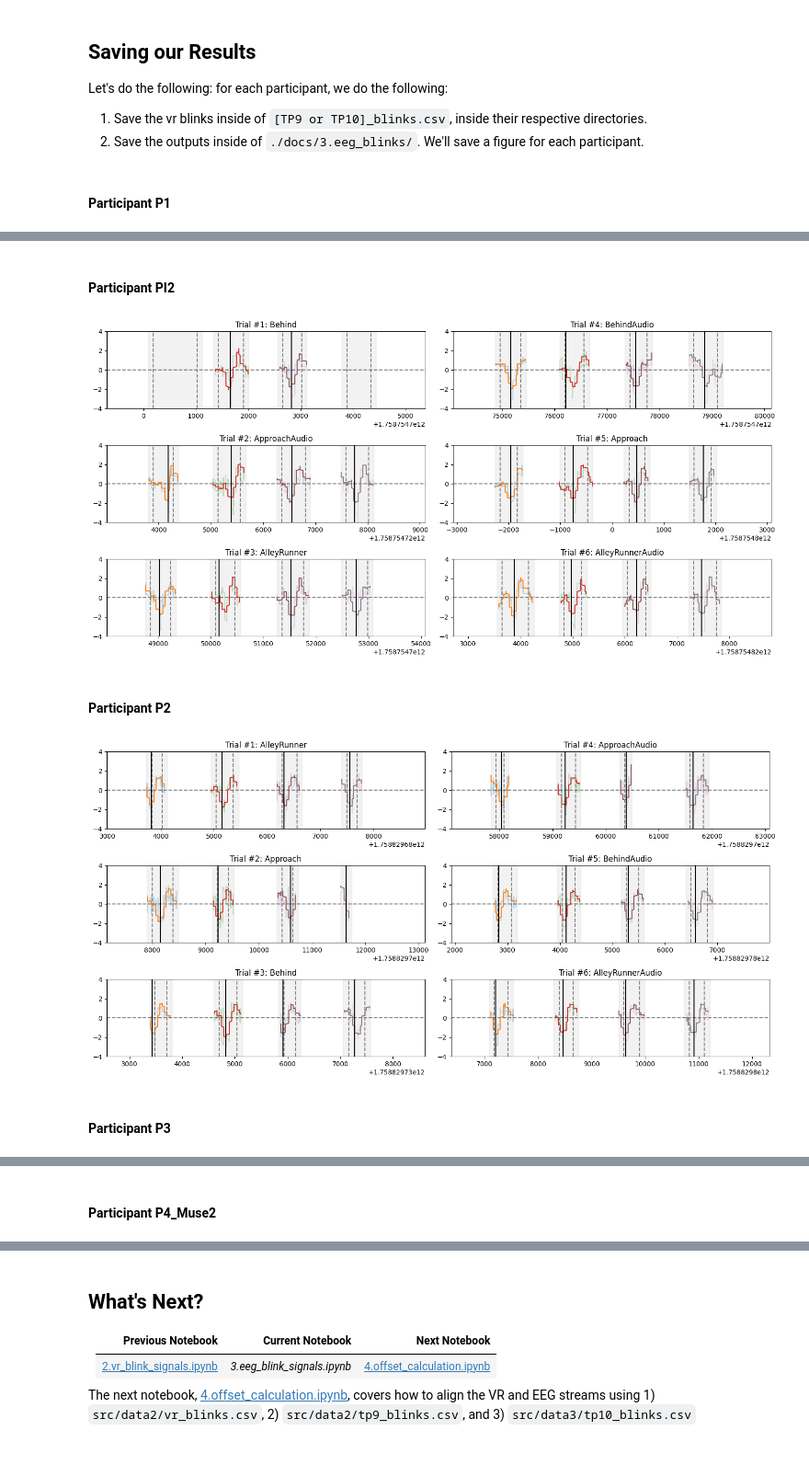
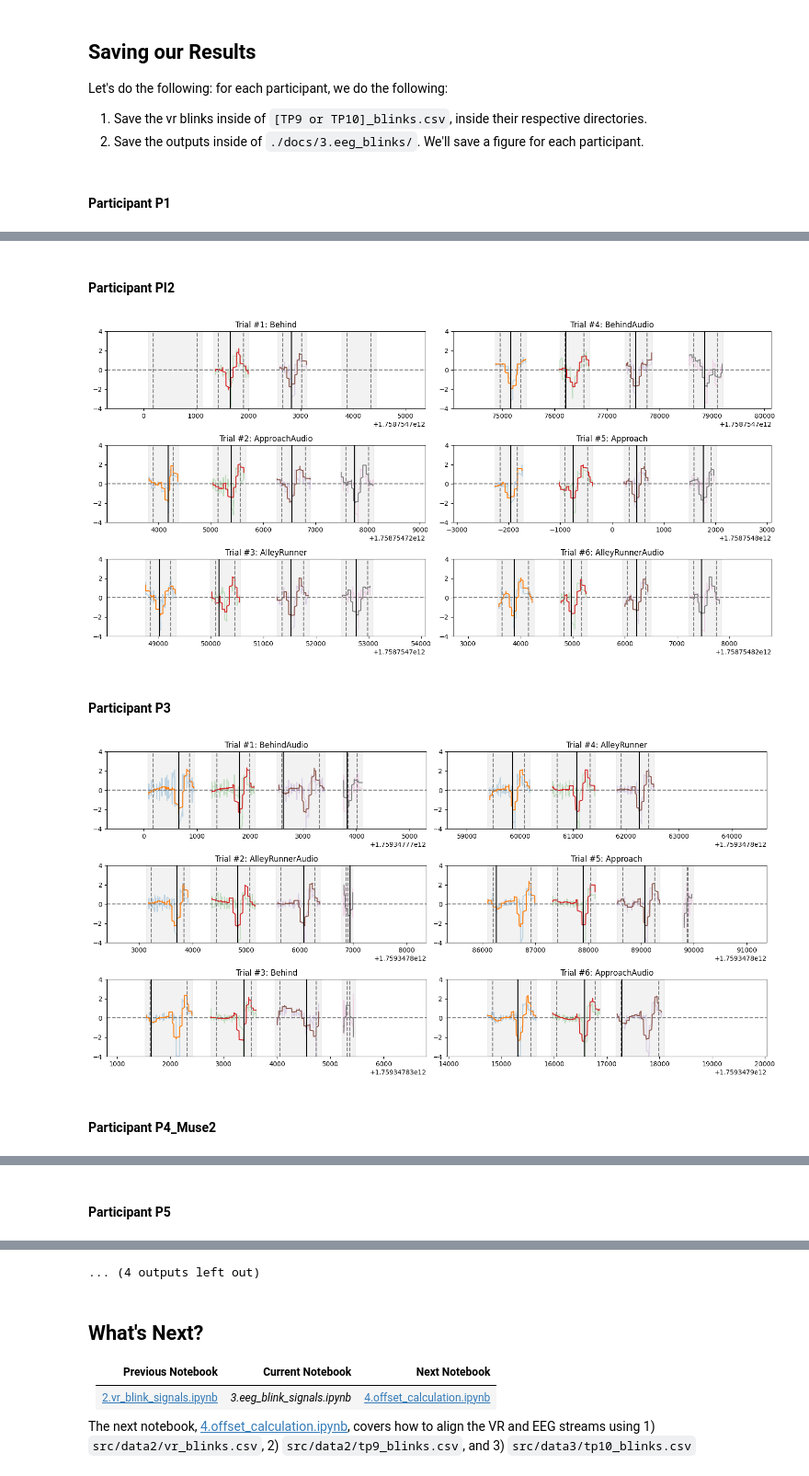
Before and after one commit to SimpleDevs-Research/eeg_blink_calibration, a Jupyter notebook: src/3.eeg_blink_signals.ipynb, the cells around one changed output, grey strips where cells are left out. Shown at 92% size. Saved outputs shown, nothing was run; the diff lists cells and outputs as text; code cells hidden in the pictures.

```diff
--- a/src/3.eeg_blink_signals.ipynb
+++ b/src/3.eeg_blink_signals.ipynb
@@ -634,10 +634,12 @@ _DATA_DIR = './data2'
 _ACTIVE_PARTICIPANTS = [
     'P1',
     'PI2',
-    'P2',
     'P3',
     'P4_Muse2',
-    'P5'
+    'P5',
+    'P6',
+    'P7',
+    'P9'
 ]
 
 # Create the output directory for all figures
@@ -699,33 +701,33 @@ for p in _ACTIVE_PARTICIPANTS:
             x = _eeg['unix_ms'].to_list()
             y = _eeg['TP9'].to_list()
             ys = savgol_filter(y, window_length=75, polyorder=3, mode='nearest')
             z_scores = zscore(ys)
 
             # Plot things
             ax.plot(x, zscore(y), alpha=0.25)
             ax.plot(x, z_scores)
             ax.axvline(x=overlap_ms, c='gray', linestyle='--')
             ax.axvline(x=blink_ms, c='gray', linestyle='--')
             ax.axvspan(xmin=range_start_ms, xmax=range_end_ms, color='gray', alpha=0.1)
 
             # This time, we pull from `first_blinks`
             estimations = tp9_first_blinks[(tp9_first_blinks['trial_id']==trial_id) & (tp9_first_blinks['overlap_counter']==overlap_counter)]
             for _, estimate in estimations.iterrows():
                 # Draw a vertical line to indicate the estimated blink
                 ax.axvline(x=estimate['x'], c='black')
 
     # Adjust the formatting/layout, and then save it before showing
     plt.tight_layout()
     plt.savefig(os.path.join(figure_outdir, f"{p}.png"), bbox_inches="tight")
 
     # Show
     display(Markdown(f'#### Participant {p}'))
     plt.show()
 # %% [output]
 #### Participant P1
 [figure]
 #### Participant PI2
 [figure]
-#### Participant P2
+#### Participant P3
-[figure, old version]
+[figure, new version]
-#### Participant P3
+#### Participant P4_Muse2
@@ -733 +735 @@ for p in _ACTIVE_PARTICIPANTS:
-#### Participant P4_Muse2
+#### Participant P5
@@ -737,3 +739,4 @@ for p in _ACTIVE_PARTICIPANTS:
+... (4 outputs left out)
 # %% [markdown]
 ## What's Next?
 
```
Also changed, not shown: parts of 2 cells of this notebook, 42 other files.
